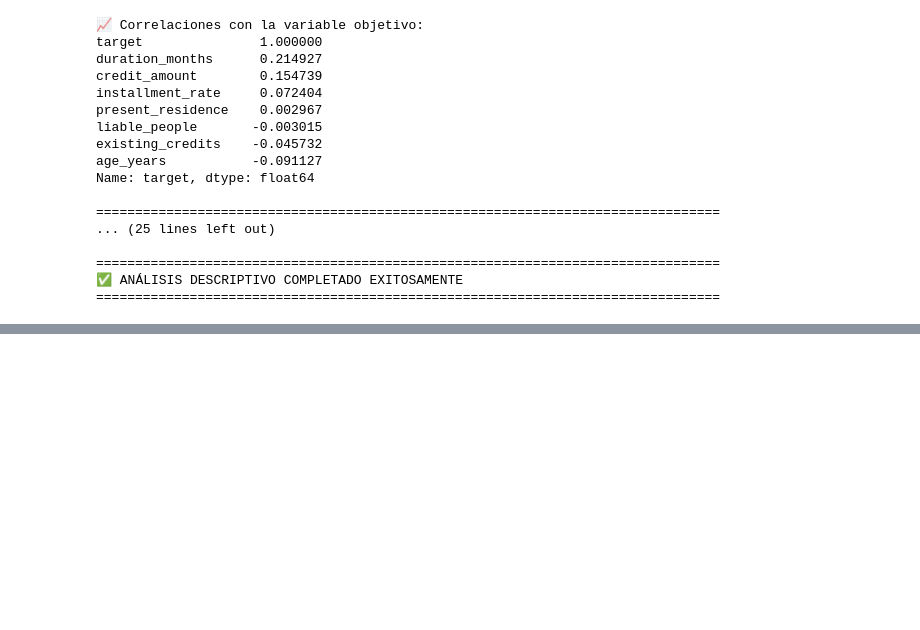
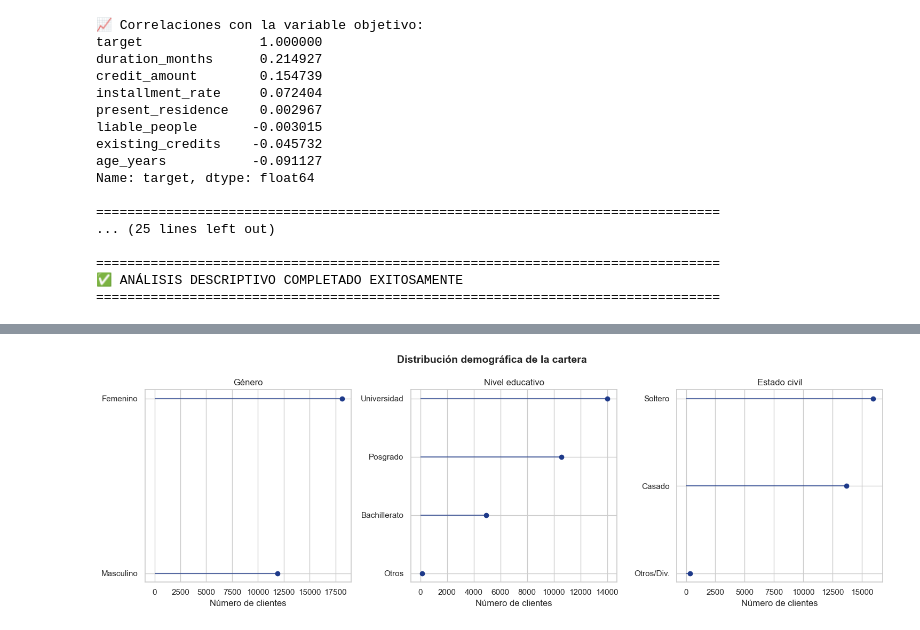
Before and after one commit to eci-monitorias-EST/app_monitorias_2026-1, a Jupyter notebook: notebooks/eda.ipynb, the cells around one changed output, grey strips where cells are left out. Saved outputs shown, nothing was run; the diff lists cells and outputs as text; code cells hidden in the pictures; blank space fills up the shorter version.

```diff
--- a/notebooks/eda.ipynb
+++ b/notebooks/eda.ipynb
@@ -673,0 +822,39 @@ Name: target, dtype: float64
+# %%
+fig, axes = plt.subplots(1, 3, figsize=(15, 5))
+
+sex_map      = {1: "Masculino", 2: "Femenino"}
+edu_map      = {1: "Posgrado", 2: "Universidad", 3: "Bachillerato", 4: "Otros"}
+marriage_map = {1: "Casado", 2: "Soltero", 3: "Otros/Div."}
+
+clientes["SEX_label"]      = clientes["SEX"].map(sex_map)
+clientes["EDU_label"]      = clientes["EDUCATION"].map(edu_map)
+clientes["MARRIAGE_label"] = clientes["MARRIAGE"].map(marriage_map)
+
+for ax, col, title in zip(
+    axes,
+    ["SEX_label", "EDU_label", "MARRIAGE_label"],
+    ["Género", "Nivel educativo", "Estado civil"]
+):
+    counts = clientes[col].value_counts().sort_values()
+
+    # posiciones en eje Y
+    y_pos = range(len(counts))
+
+    # líneas (palitos)
+    ax.hlines(y=y_pos, xmin=0, xmax=counts.values, color= COLORS[0], alpha=0.7)
+
+    # puntos (cabeza del lollipop)
+    ax.plot(counts.values, y_pos, "o", color=COLORS[0])
+
+    # etiquetas
+    ax.set_yticks(y_pos)
+    ax.set_yticklabels(counts.index)
+
+    ax.set_title(title, fontsize=12)
+    ax.set_xlabel("Número de clientes")
+
+fig.suptitle("Distribución demográfica de la cartera", fontsize=14, fontweight="bold")
+plt.tight_layout()
+plt.show()
+# %% [output]
+[figure, added]
```
Also changed, not shown: parts of 62 cells of this notebook.
